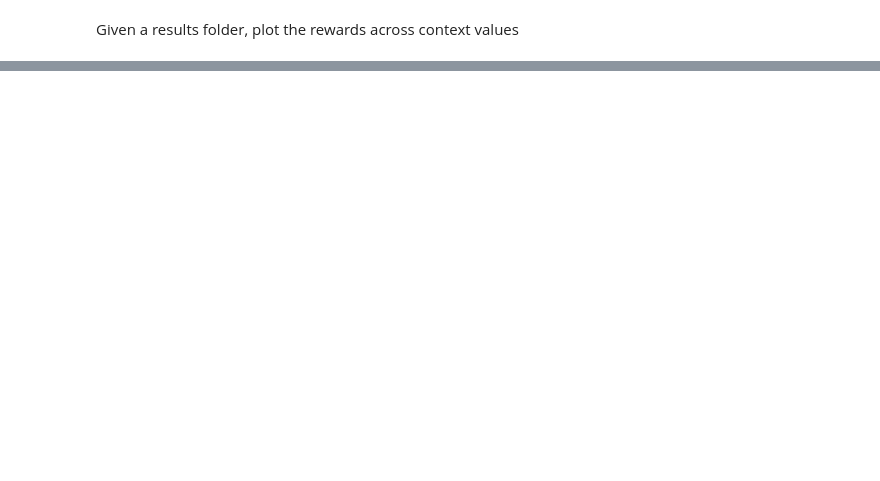
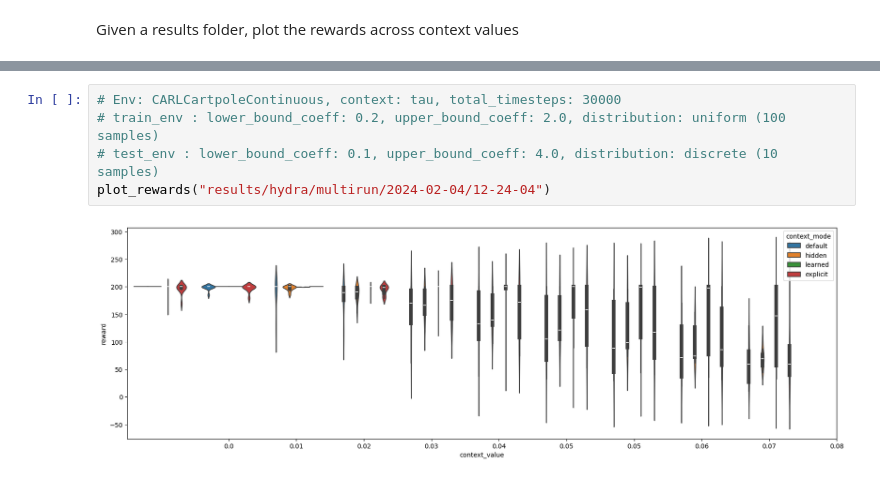
Before and after one commit to tidiane-camaret/contextual_rl_zero_shot, a Jupyter notebook: scripts/plot_eval_rewards.ipynb, the cells around one changed output, grey strips where cells are left out. Cells and saved outputs as stored; diff of their text form; blank space fills up the shorter version.

```diff
--- a/scripts/plot_eval_rewards.ipynb
+++ b/scripts/plot_eval_rewards.ipynb
@@ -34,0 +62,7 @@ sns.violinplot(data=reward_df, x="context_value", y="reward", hue="context_mode"
+# %%
+# Env: CARLCartpoleContinuous, context: tau, total_timesteps: 30000
+# train_env : lower_bound_coeff: 0.2, upper_bound_coeff: 2.0, distribution: uniform (100 samples)
+# test_env : lower_bound_coeff: 0.1, upper_bound_coeff: 4.0, distribution: discrete (10 samples)
+plot_rewards("results/hydra/multirun/2024-02-04/12-24-04")
+# %% [output]
+[figure, added]
```
Also changed, not shown: parts of 11 cells of this notebook, 30 other files.
